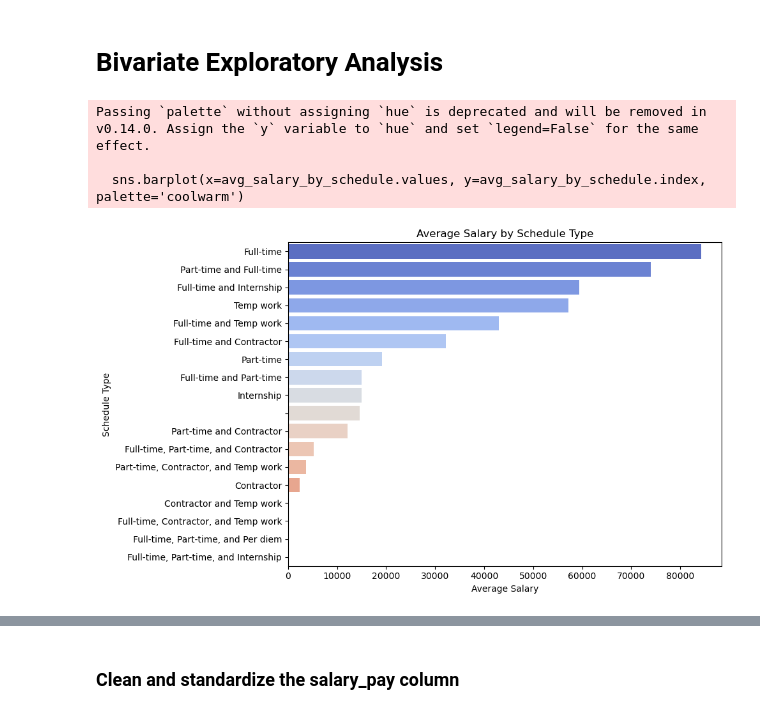
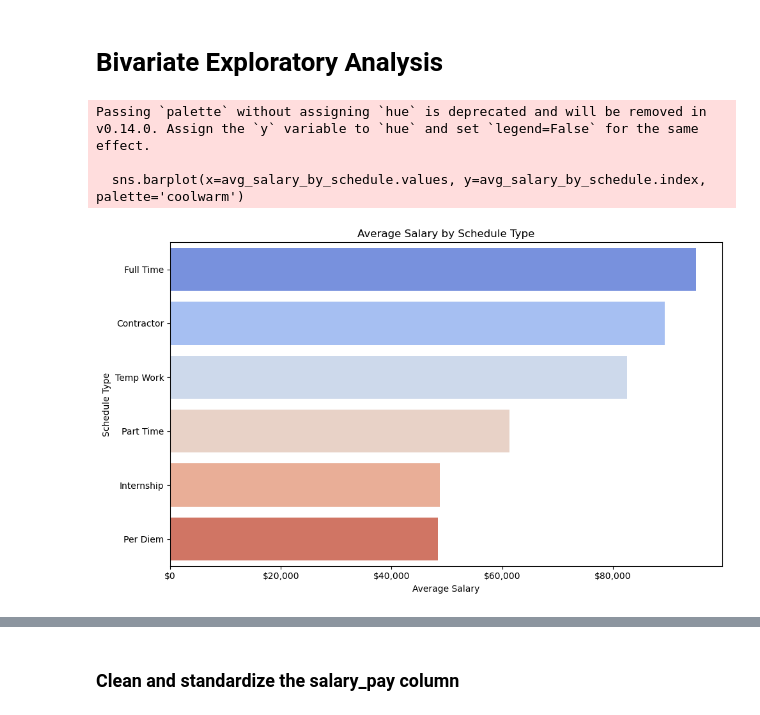
Before and after one commit to dq93/Data_Analyst_Job_Trends, a Jupyter notebook: code/EDA.ipynb, the cells around one changed output, grey strips where cells are left out. Drawn from its saved outputs; the diff is of its cells as text; code cells hidden in the pictures.

```diff
--- a/code/EDA.ipynb
+++ b/code/EDA.ipynb
@@ -237,14 +282,13 @@ Index(['Unnamed: 0', 'index', 'commute_time', 'salary_avg', 'salary_min',
       dtype='object')
 # %%
-# Define numerical features to exclude
+# exclude unwanted columns
 exclude_cols = ['Unnamed: 0', 'index', 'commute_time', 'is_', 'is_and_contractor',
                 'is_and_internship', 'is_and_per_diem', 'is_and_temp_work',
                 'is_contractor', 'is_full-time', 'is_internship', 'is_part-time',
-                'is_per_diem', 'is_temp_work', 'is_volunteer']
+                'is_per_diem', 'is_temp_work', 'is_volunteer','is_full_time', 'is_part_time']
 
-# Filter numerical features (assuming numer_features is already defined)
+# Filter numerical features
 numer_features = [col for col in numer_features if col not in exclude_cols]
-
 # Grid setup
 n_cols = 2
 n_rows = (len(numer_features) + 1) // n_cols  # Dynamic row calculation
@@ -285,24 +331,29 @@ Passing `palette` without assigning `hue` is deprecated and will be removed in v
 [figure]
 # %% [markdown]
 # Bivariate Exploratory Analysis
-# %%
-# clean description column
-df['clean_description'] = df['description'].apply(lambda x: re.sub(r'[^a-zA-Z0-9\s]', '', str(x).lower())) # convert into lowercase and removing punctuation/special characters
 # %%
+# Get one-hot schedule columns
+schedule_columns = [col for col in df.columns if col.startswith('is_')]
 
-# Group by schedule type and calculate average salary
-avg_salary_by_schedule = df.groupby('schedule_type')['salary_avg'].mean().dropna().sort_values(ascending=False)
-
+# Compute average salary for each schedule type
+avg_salary_by_schedule = {
+    col.replace('is_', '').replace('_', ' ').title(): df.loc[df[col] == 1, 'salary_standardized'].mean()
+    for col in schedule_columns
+}
+# Convert to pandas Series and drop NaN values
+avg_salary_by_schedule = pd.Series(avg_salary_by_schedule).dropna().sort_values(ascending=False)
 # Plot
 plt.figure(figsize=(10, 6))
+# Format x-axis to display currency
+plt.gca().xaxis.set_major_formatter(ticker.FuncFormatter(lambda x, _: f'${int(x):,}'))
 sns.barplot(x=avg_salary_by_schedule.values, y=avg_salary_by_schedule.index, palette='coolwarm')
 plt.title('Average Salary by Schedule Type')
 plt.xlabel('Average Salary')
 plt.ylabel('Schedule Type')
 plt.tight_layout()
 plt.show()
 # %% [output]
 Passing `palette` without assigning `hue` is deprecated and will be removed in v0.14.0. Assign the `y` variable to `hue` and set `legend=False` for the same effect.
 
   sns.barplot(x=avg_salary_by_schedule.values, y=avg_salary_by_schedule.index, palette='coolwarm')
-[figure, old version]
+[figure, new version]
```
Also changed, not shown: parts of 31 cells of this notebook, 3 other files.
